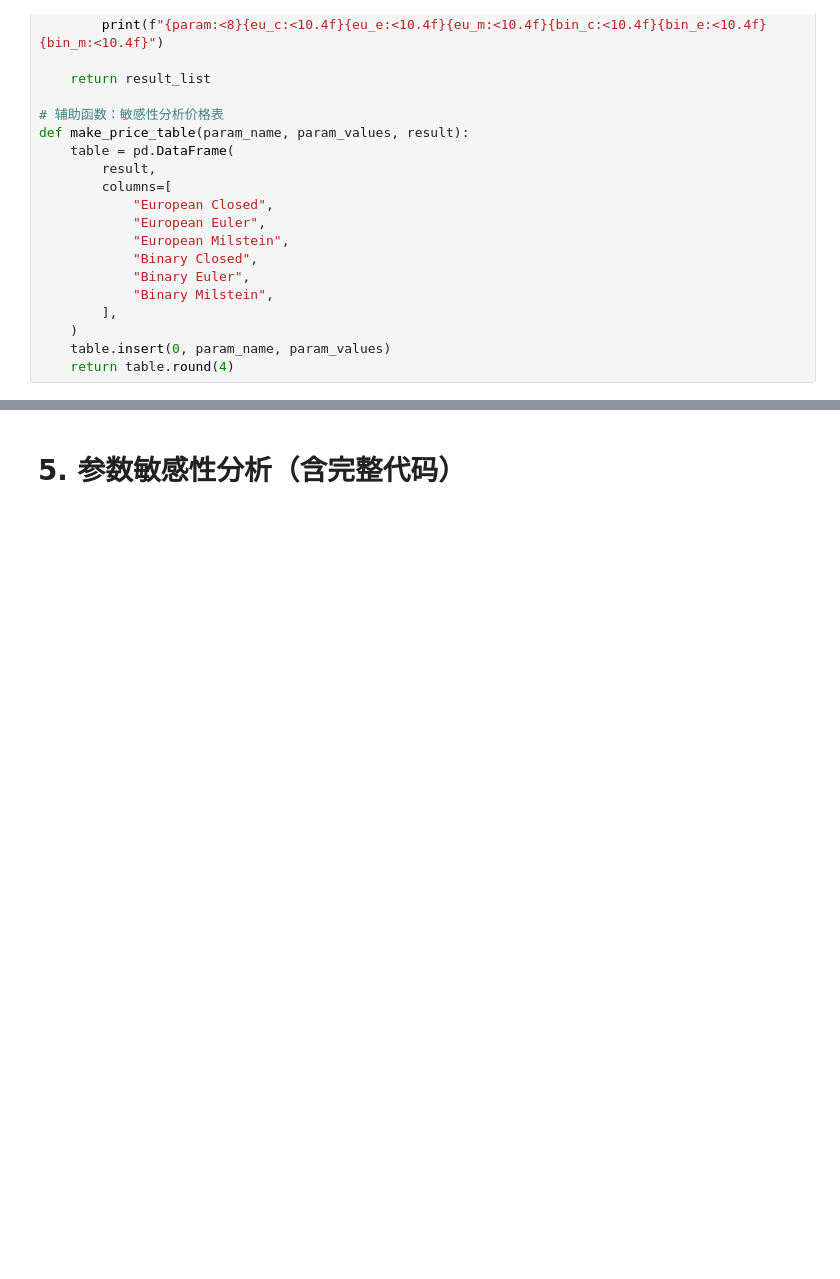
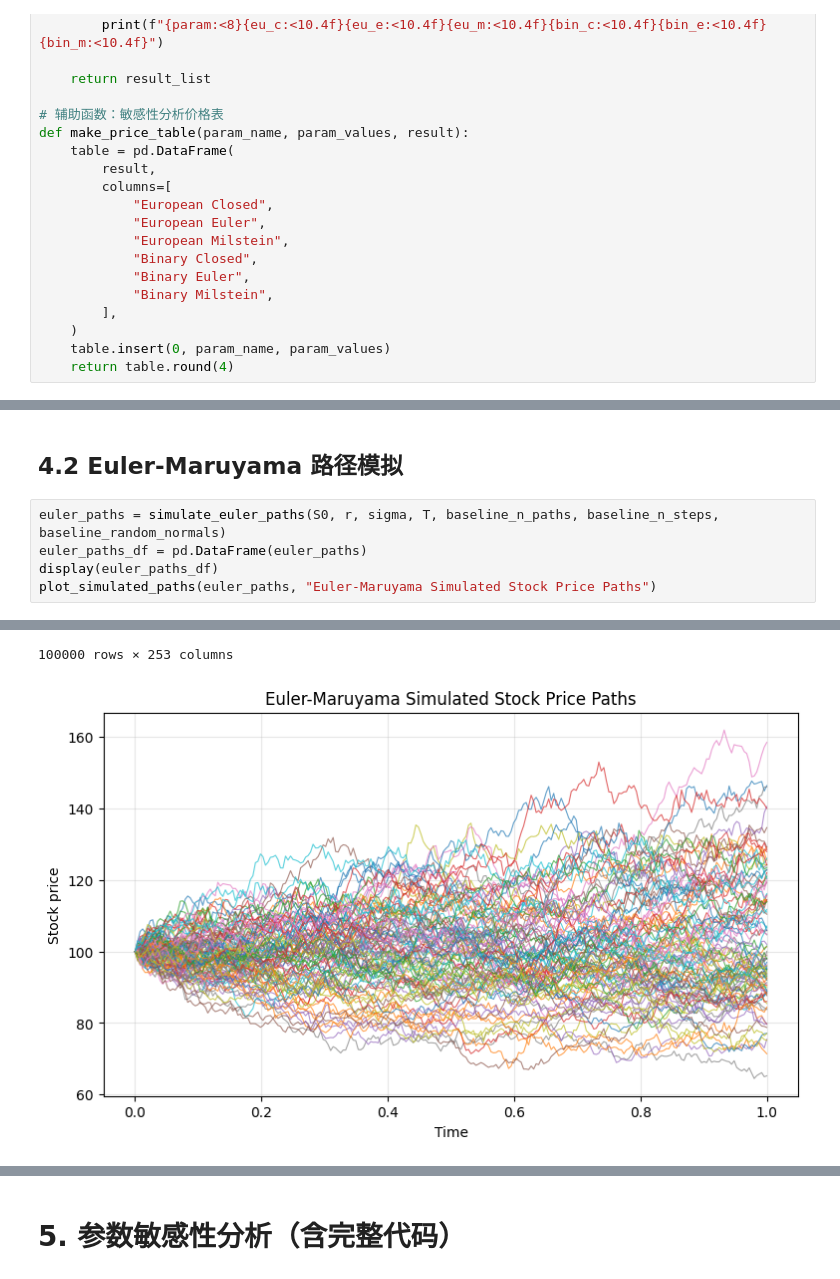
Before and after one commit to xption/CQFLearning, a Jupyter notebook: Exam2/Answer.ipynb, the cells around one changed output, grey strips where cells are left out. Cells and saved outputs as stored; diff of their text form; blank space fills up the shorter version.

```diff
--- a/Exam2/Answer.ipynb
+++ b/Exam2/Answer.ipynb
@@ -255,0 +341,8 @@ def make_price_table(param_name, param_values, result):
+# %% [markdown]
+## 4.2 Euler-Maruyama 路径模拟
+# %%
+euler_paths = simulate_euler_paths(S0, r, sigma, T, baseline_n_paths, baseline_n_steps, baseline_random_normals)
+euler_paths_df = pd.DataFrame(euler_paths)
+display(euler_paths_df)
+plot_simulated_paths(euler_paths, "Euler-Maruyama Simulated Stock Price Paths")
+# %% [output]
@@ -255,0 +361,2 @@ def make_price_table(param_name, param_values, result):
+100000 rows × 253 columns
+[figure, added]
```
Also changed, not shown: parts of 10 cells of this notebook.
